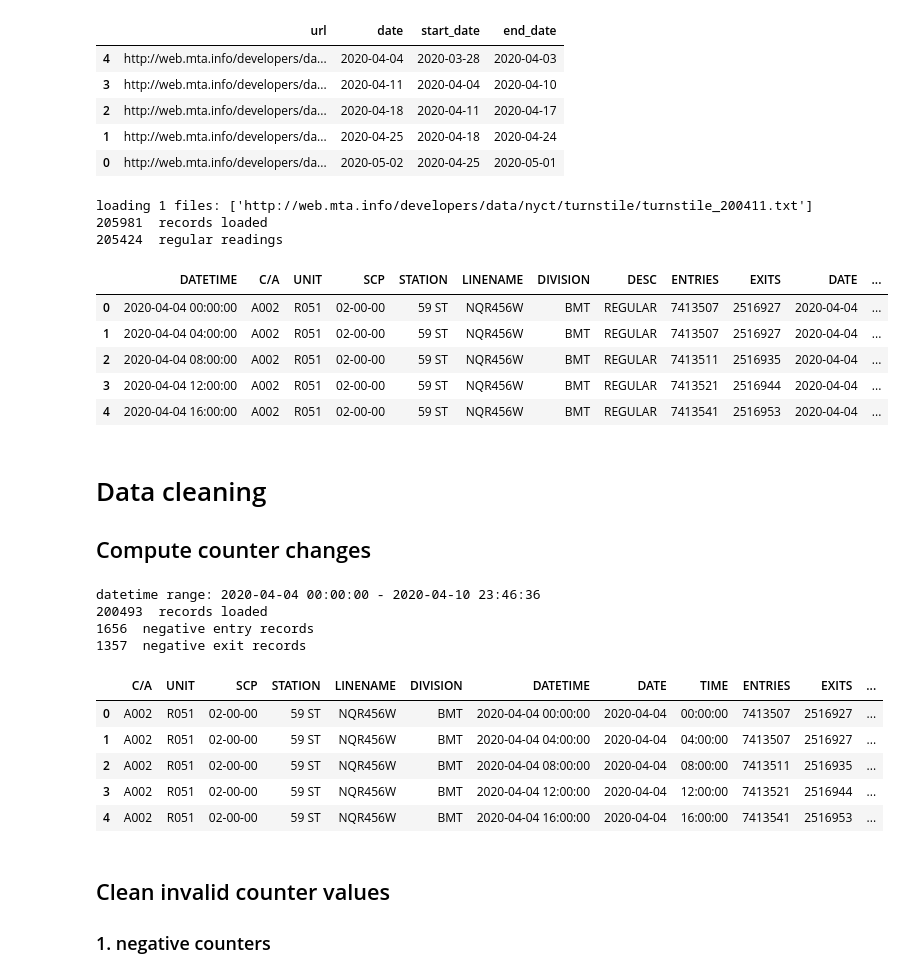
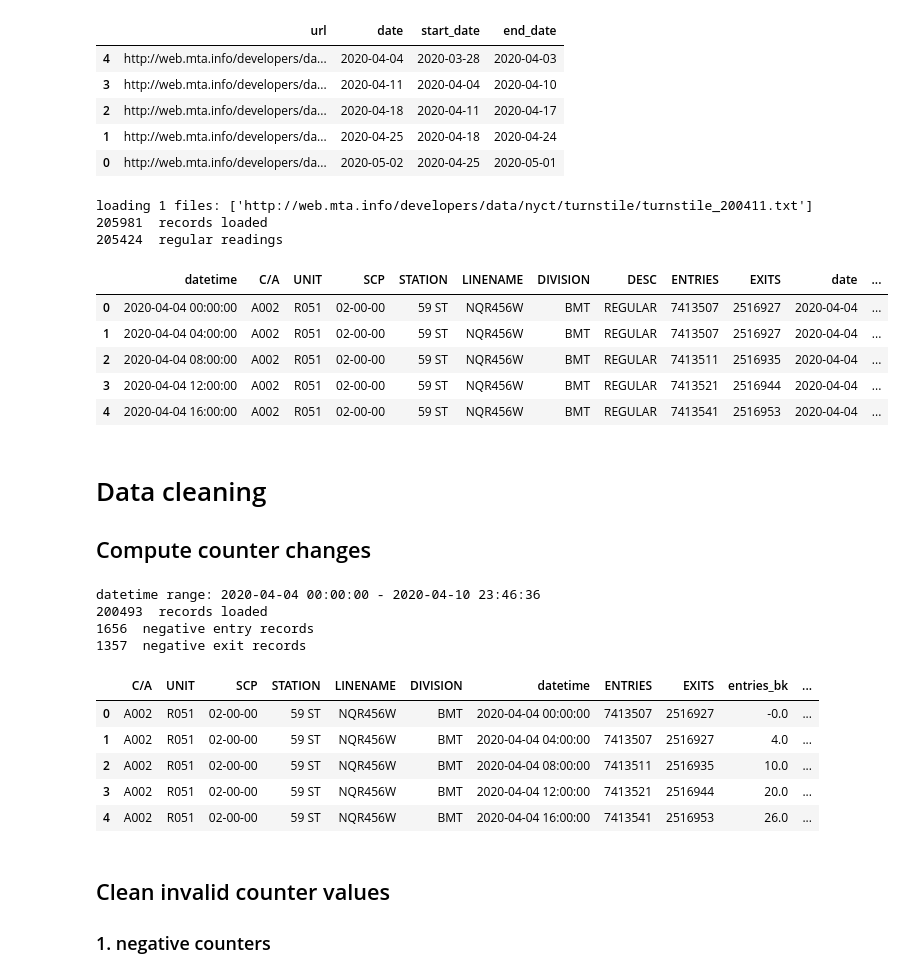
Before and after one commit to mahouoji/MobilityChange, a Jupyter notebook: data_cleaning/turnstile_cleaning_functions.ipynb, the cells around one changed output. Saved outputs shown, nothing was run; the diff lists cells and outputs as text; code cells hidden in the pictures.

```diff
--- a/data_cleaning/turnstile_cleaning_functions.ipynb
+++ b/data_cleaning/turnstile_cleaning_functions.ipynb
@@ -56,10 +56,11 @@ test_links = get_links_by_date(df_link, '2020-4-4', '2020-4-10')
 # %%
 def load_data(files):
     print('loading', len(files),'files:', files)
-    raw = pd.concat(pd.read_csv(f, parse_dates={'DATETIME':['DATE', 'TIME']}) for f in files)
+    raw = pd.concat(pd.read_csv(f, parse_dates={'datetime':['DATE', 'TIME']}) for f in files)
     raw.columns = [c.strip() for c in raw.columns] # remove white spaces
-    raw['DATE'] =raw['DATETIME'].dt.date
-    raw['TIME'] =raw['DATETIME'].dt.time
+    # parse time
+    raw['date'] =raw['datetime'].dt.date
+    raw['time'] =raw['datetime'].dt.time
     print(len(raw), ' records loaded')
     # basic cleaning
     raw = raw.dropna() # remove n/a
@@ -73,7 +74,7 @@ test_raw.head(5)
 loading 1 files: ['http://web.mta.info/developers/data/nyct/turnstile/turnstile_200411.txt']
 205981  records loaded
 205424  regular readings
-|  | DATETIME | C/A | UNIT | SCP | STATION | LINENAME | DIVISION | DESC | ENTRIES | EXITS | DATE | ... |
+|  | datetime | C/A | UNIT | SCP | STATION | LINENAME | DIVISION | DESC | ENTRIES | EXITS | date | ... |
 | 0 | 2020-04-04 00:00:00 | A002 | R051 | 02-00-00 | 59 ST | NQR456W | BMT | REGULAR | 7413507 | 2516927 | 2020-04-04 | ... |
 | 1 | 2020-04-04 04:00:00 | A002 | R051 | 02-00-00 | 59 ST | NQR456W | BMT | REGULAR | 7413507 | 2516927 | 2020-04-04 | ... |
 | 2 | 2020-04-04 08:00:00 | A002 | R051 | 02-00-00 | 59 ST | NQR456W | BMT | REGULAR | 7413511 | 2516935 | 2020-04-04 | ... |
@@ -84,46 +85,46 @@ loading 1 files: ['http://web.mta.info/developers/data/nyct/turnstile/turnstile_
 ## Compute counter changes
 # %%
 def get_counter_diff(raw, from_date=None, to_date=None):
-    keys = ['C/A','UNIT','SCP','STATION','LINENAME','DIVISION','DATETIME','DATE','TIME']
+    keys = ['C/A','UNIT','SCP','STATION','LINENAME','DIVISION','datetime']
     reading_diffs = raw.sort_values(keys)[keys + ['ENTRIES', 'EXITS']]
     reading_diffs['entries_bk'] = reading_diffs['ENTRIES'].diff(periods=-1)*-1 # Difference with following row
     reading_diffs['exits_bk'] = reading_diffs['EXITS'].diff(periods=-1)*-1 # Difference with following row
     reading_diffs['entries'] = reading_diffs['entries_bk']
     reading_diffs['exits'] = reading_diffs['exits_bk']
     #reading_diffs = reading_diffs.fillna(0) # Fill last line with 0
     reading_diffs.dropna(subset=['entries','exits']) # drop n/a
     # turnstile ID = C/A + SCP
     reading_diffs['id'] = reading_diffs['C/A'] + reading_diffs['SCP']
     reading_diffs['next_id'] = reading_diffs['id'].shift(-1) # turnstile ID in next row
     #reading_diffs['prev_id'] = reading_diffs['id'].shift(1) # turnstile ID in previous row
     # turnstile changed, drop this period of difference
     reading_diffs = reading_diffs.loc[reading_diffs['id'] == reading_diffs['next_id']]
     # remove dates out of range
     if from_date:
-        reading_diffs = reading_diffs.loc[reading_diffs['DATETIME'] >= from_date]
+        reading_diffs = reading_diffs.loc[reading_diffs['datetime'] >= from_date]
     if to_date:
-        reading_diffs = reading_diffs.loc[reading_diffs['DATETIME'] <= to_date]
+        reading_diffs = reading_diffs.loc[reading_diffs['datetime'] <= to_date]
     # date should be continuous
-    print('datetime range:', reading_diffs['DATETIME'].min(), '-', reading_diffs['DATETIME'].max())
+    print('datetime range:', reading_diffs['datetime'].min(), '-', reading_diffs['datetime'].max())
     # log
     print(len(reading_diffs), ' records loaded')
     print(len(reading_diffs[reading_diffs['entries']<0]), ' negative entry records')
     print(len(reading_diffs[reading_diffs['exits']<0]), ' negative exit records')
     return reading_diffs
 
 test_diff = get_counter_diff(test_raw,'2020-4-1', '2020-5-1')
 test_diff.head()
 # %% [output]
 datetime range: 2020-04-04 00:00:00 - 2020-04-10 23:46:36
 200493  records loaded
 1656  negative entry records
 1357  negative exit records
-|  | C/A | UNIT | SCP | STATION | LINENAME | DIVISION | DATETIME | DATE | TIME | ENTRIES | EXITS | ... |
-| 0 | A002 | R051 | 02-00-00 | 59 ST | NQR456W | BMT | 2020-04-04 00:00:00 | 2020-04-04 | 00:00:00 | 7413507 | 2516927 | ... |
-| 1 | A002 | R051 | 02-00-00 | 59 ST | NQR456W | BMT | 2020-04-04 04:00:00 | 2020-04-04 | 04:00:00 | 7413507 | 2516927 | ... |
-| 2 | A002 | R051 | 02-00-00 | 59 ST | NQR456W | BMT | 2020-04-04 08:00:00 | 2020-04-04 | 08:00:00 | 7413511 | 2516935 | ... |
-| 3 | A002 | R051 | 02-00-00 | 59 ST | NQR456W | BMT | 2020-04-04 12:00:00 | 2020-04-04 | 12:00:00 | 7413521 | 2516944 | ... |
-| 4 | A002 | R051 | 02-00-00 | 59 ST | NQR456W | BMT | 2020-04-04 16:00:00 | 2020-04-04 | 16:00:00 | 7413541 | 2516953 | ... |
+|  | C/A | UNIT | SCP | STATION | LINENAME | DIVISION | datetime | ENTRIES | EXITS | entries_bk | ... |
+| 0 | A002 | R051 | 02-00-00 | 59 ST | NQR456W | BMT | 2020-04-04 00:00:00 | 7413507 | 2516927 | -0.0 | ... |
+| 1 | A002 | R051 | 02-00-00 | 59 ST | NQR456W | BMT | 2020-04-04 04:00:00 | 7413507 | 2516927 | 4.0 | ... |
+| 2 | A002 | R051 | 02-00-00 | 59 ST | NQR456W | BMT | 2020-04-04 08:00:00 | 7413511 | 2516935 | 10.0 | ... |
+| 3 | A002 | R051 | 02-00-00 | 59 ST | NQR456W | BMT | 2020-04-04 12:00:00 | 7413521 | 2516944 | 20.0 | ... |
+| 4 | A002 | R051 | 02-00-00 | 59 ST | NQR456W | BMT | 2020-04-04 16:00:00 | 7413541 | 2516953 | 26.0 | ... |
 # %% [markdown]
 ## Clean invalid counter values
 ### 1. negative counters
```
Also changed, not shown: parts of 13 cells of this notebook, 2 other files.
